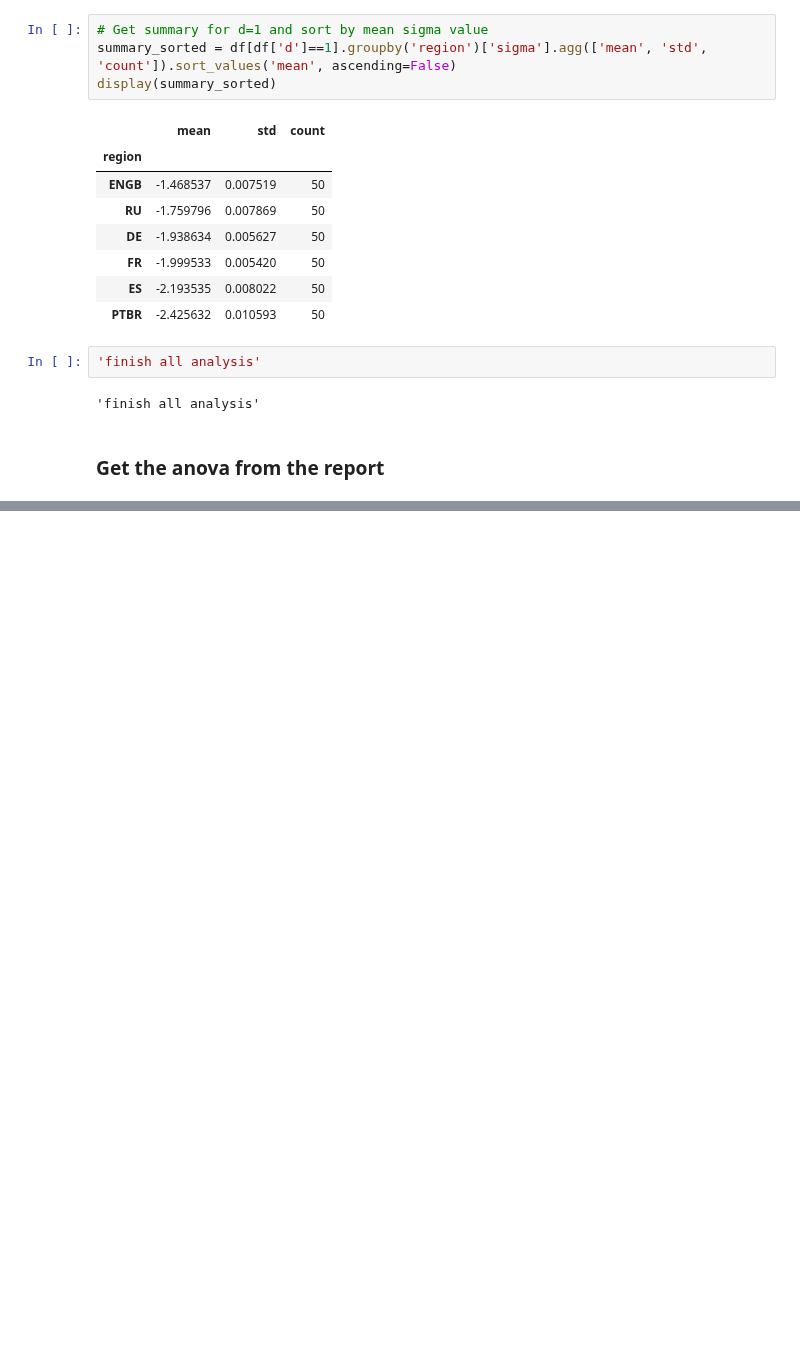
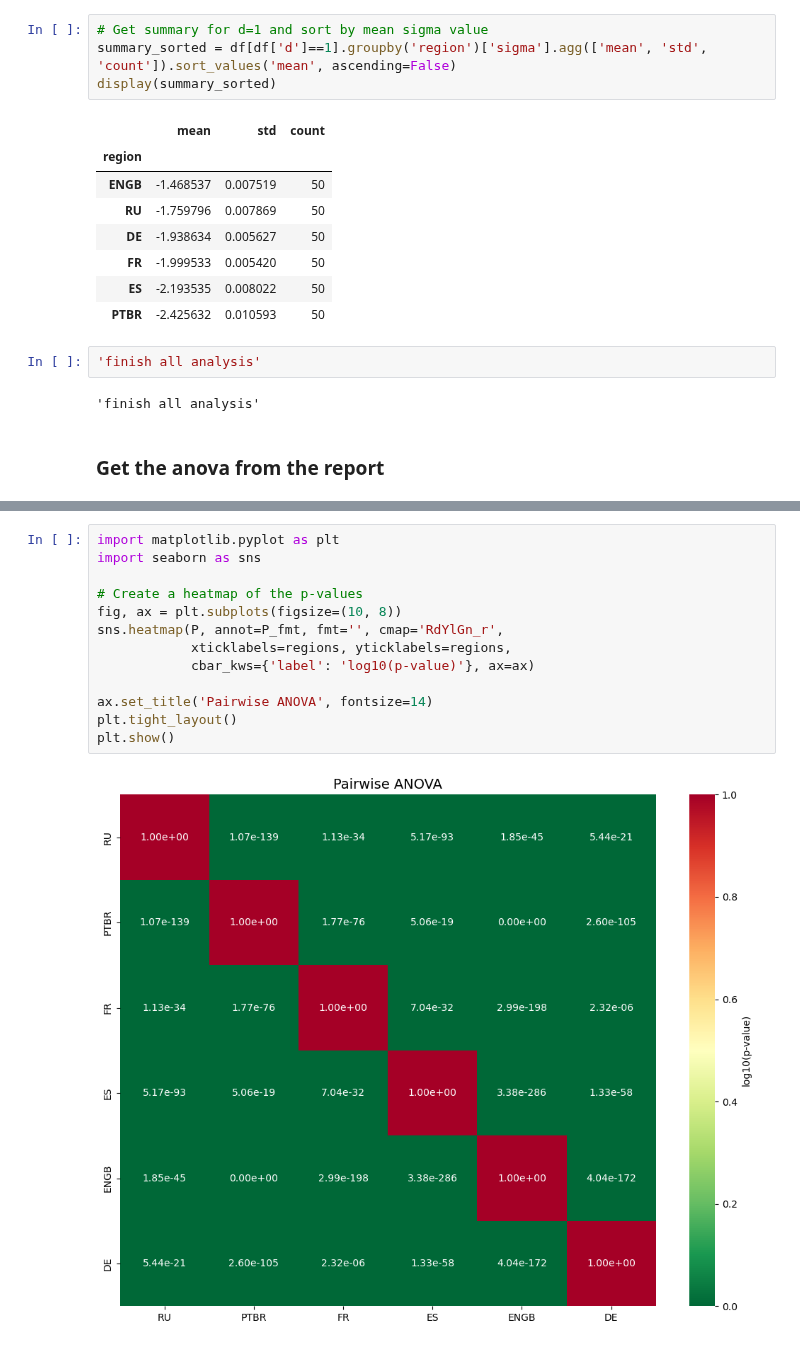
Before and after one commit to mbottoni/logit-graph, a Jupyter notebook: notebooks/anova/13-anova-twitch.ipynb, the cells around one changed output, grey strips where cells are left out. Saved outputs shown, nothing was run; the diff lists cells and outputs as text; blank space fills up the shorter version.

```diff
--- a/notebooks/anova/13-anova-twitch.ipynb
+++ b/notebooks/anova/13-anova-twitch.ipynb
@@ -421,0 +572,15 @@ Saved sigma estimates to runs/twitch_sigma_estimates_d1_N50.csv
+# %%
+import matplotlib.pyplot as plt
+import seaborn as sns
+
+# Create a heatmap of the p-values
+fig, ax = plt.subplots(figsize=(10, 8))
+sns.heatmap(P, annot=P_fmt, fmt='', cmap='RdYlGn_r',
+            xticklabels=regions, yticklabels=regions,
+            cbar_kws={'label': 'log10(p-value)'}, ax=ax)
+
+ax.set_title('Pairwise ANOVA', fontsize=14)
+plt.tight_layout()
+plt.show()
+# %% [output]
+[figure, added]
```
Also changed, not shown: parts of 6 cells of this notebook.
